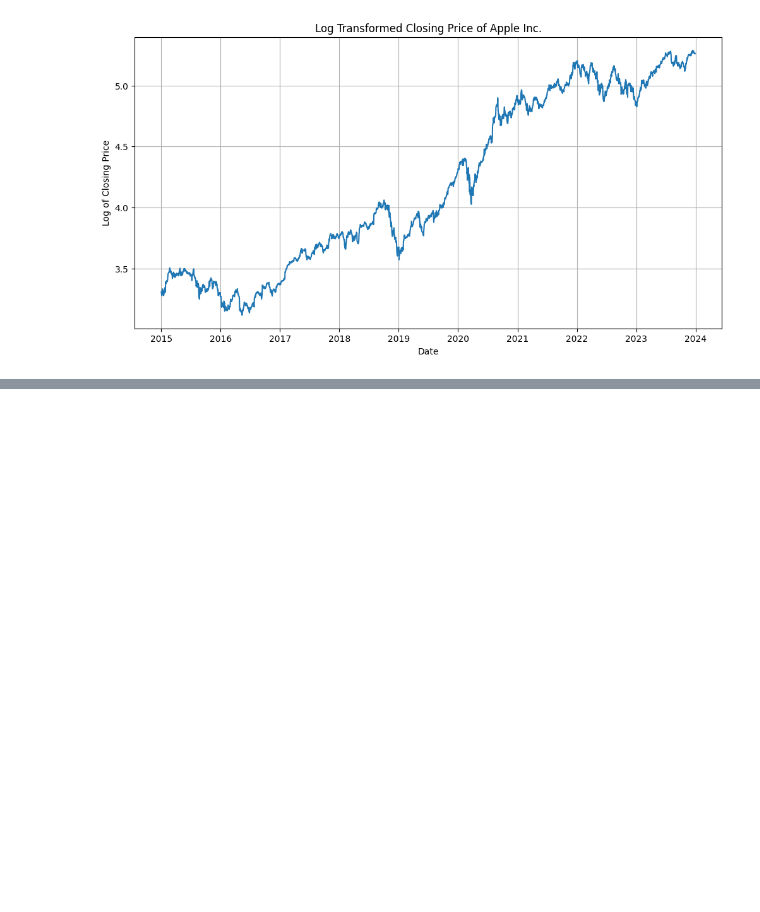
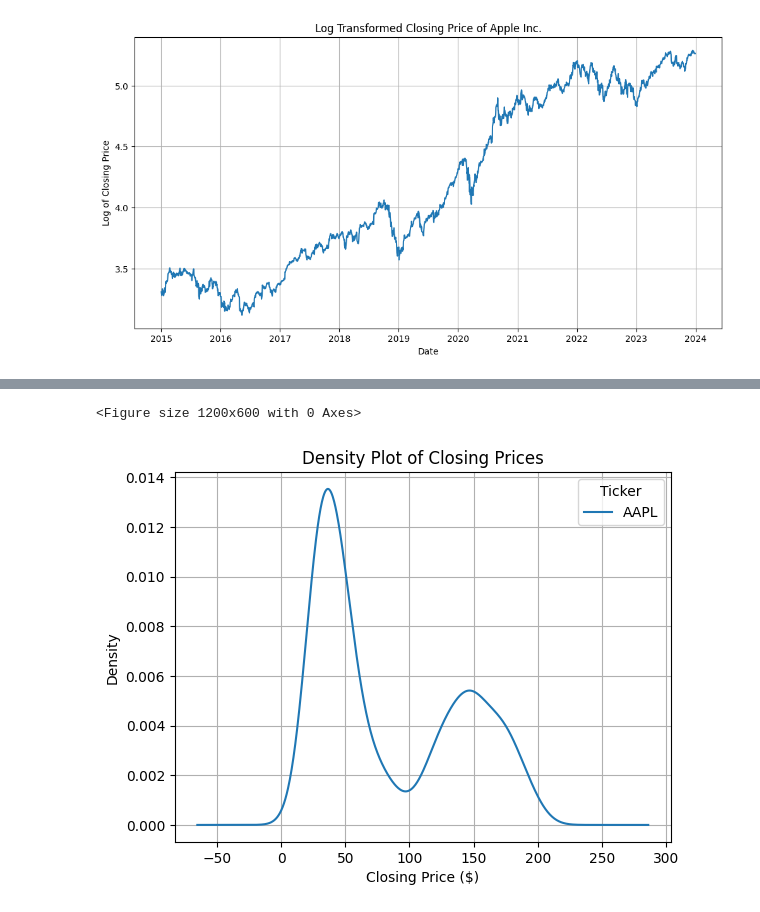
Before and after one commit to hankimmy/AAPL_ARIMA, a Jupyter notebook: arima.ipynb, the cells around one changed output, grey strips where cells are left out. Drawn from its saved outputs; the diff is of its cells as text; code cells hidden in the pictures; blank space fills up the shorter version.

```diff
--- a/arima.ipynb
+++ b/arima.ipynb
@@ -78,0 +91,11 @@ plt.show()
+# %%
+# Density plot
+plt.figure(figsize=(12,6))
+df_close.plot(kind='kde')
+plt.title('Density Plot of Closing Prices')
+plt.xlabel('Closing Price ($)')
+plt.grid(True)
+plt.show()
+# %% [output]
+<Figure size 1200x600 with 0 Axes>
+[figure, added]
```
Also changed, not shown: parts of 6 cells of this notebook.
